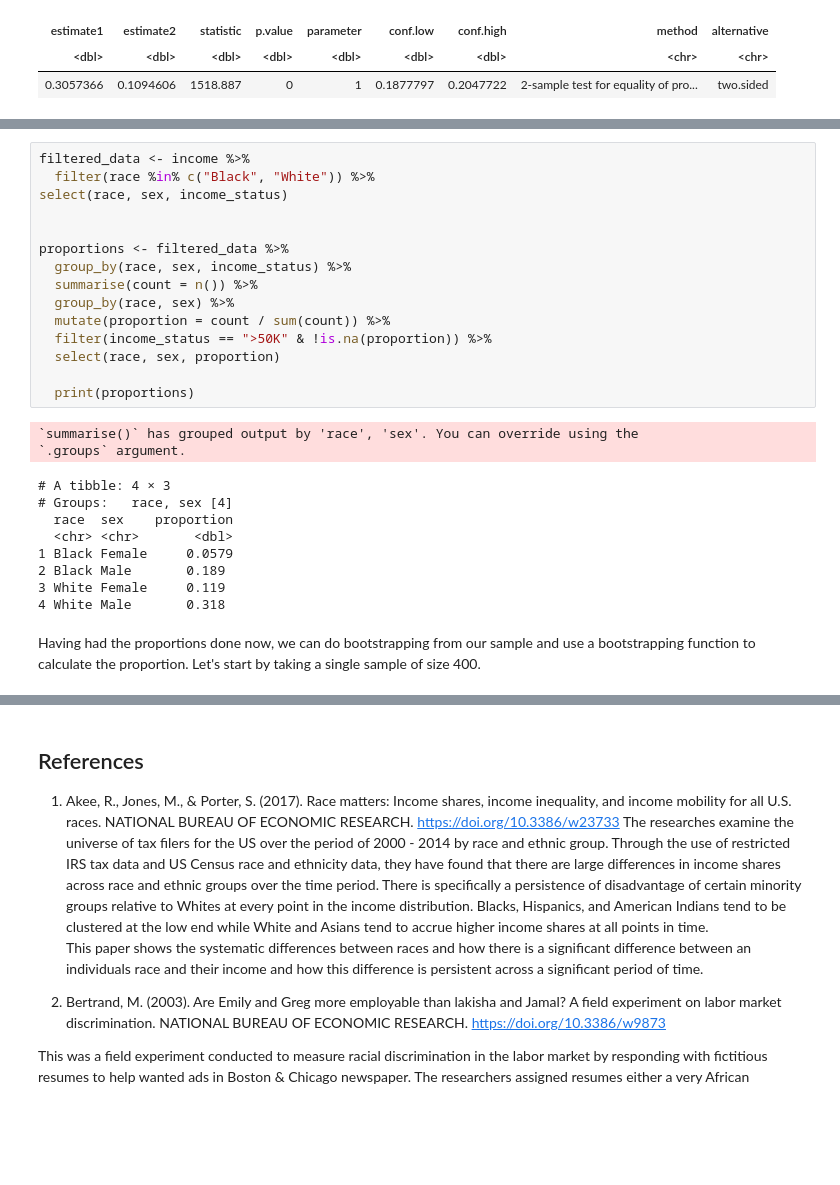
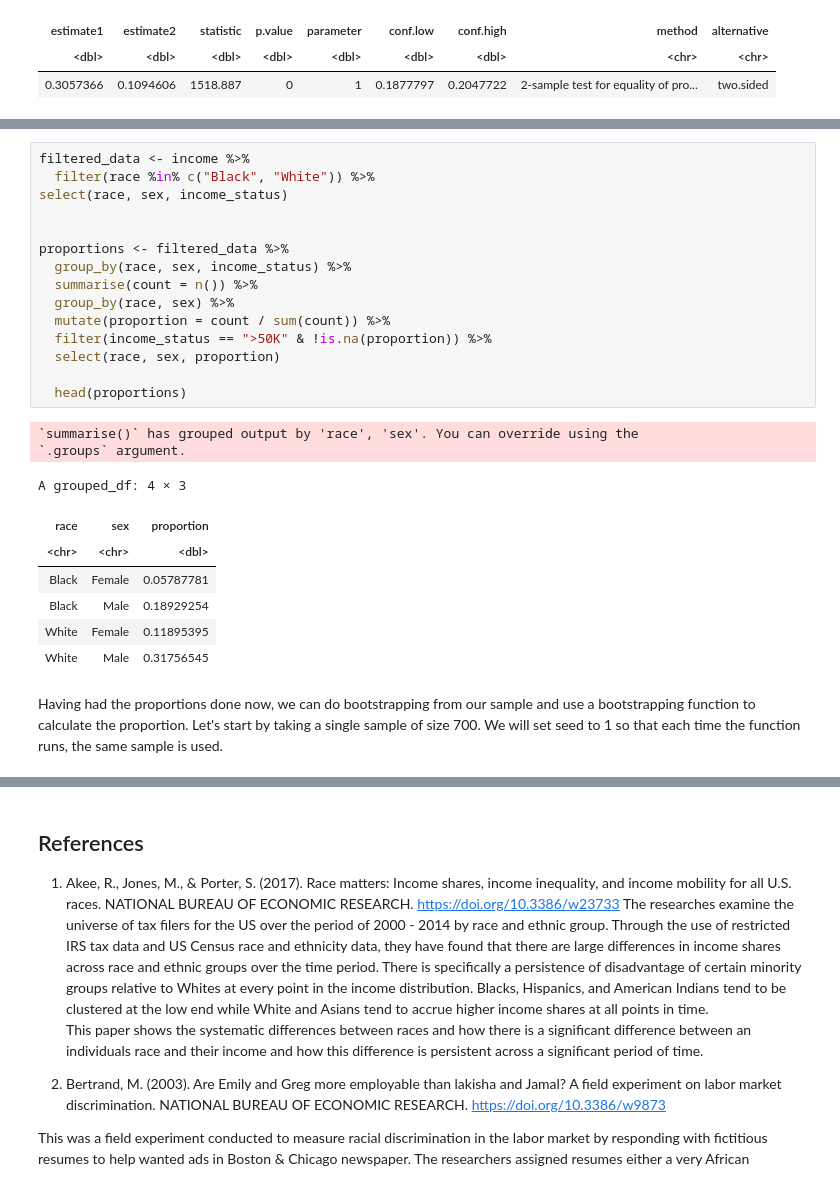
Before and after one commit to Praj-na/stat201-groupproject, a Jupyter notebook: Project-G14.ipynb, the cells around one changed output, grey strips where cells are left out. Drawn from its saved outputs; the diff is of its cells as text; blank space fills up the shorter version.

```diff
--- a/Project-G14.ipynb
+++ b/Project-G14.ipynb
@@ -454,29 +418,28 @@ Conclusion: <p>
 # %%
 filtered_data <- income %>%
   filter(race %in% c("Black", "White")) %>%
 select(race, sex, income_status)
 
 
 proportions <- filtered_data %>%
   group_by(race, sex, income_status) %>%
   summarise(count = n()) %>%
   group_by(race, sex) %>%
   mutate(proportion = count / sum(count)) %>%
   filter(income_status == ">50K" & !is.na(proportion)) %>%
   select(race, sex, proportion)
 
-  print(proportions)
+  head(proportions)
 # %% [output]
 `summarise()` has grouped output by 'race', 'sex'. You can override using the
 `.groups` argument.
-# A tibble: 4 × 3
-# Groups:   race, sex [4]
-  race  sex    proportion
-  <chr> <chr>       <dbl>
-1 Black Female     0.0579
-2 Black Male       0.189
-3 White Female     0.119
-4 White Male       0.318
+A grouped_df: 4 × 3
+| race | sex | proportion |
+| <chr> | <chr> | <dbl> |
+| Black | Female | 0.05787781 |
+| Black | Male | 0.18929254 |
+| White | Female | 0.11895395 |
+| White | Male | 0.31756545 |
 # %% [markdown]
-Having had the proportions done now, we can do bootstrapping from our sample and use a bootstrapping function to calculate the proportion. Let's start by taking a single sample of size 400.
+Having had the proportions done now, we can do bootstrapping from our sample and use a bootstrapping function to calculate the proportion. Let's start by taking a single sample of size 700. We will set seed to 1 so that each time the function runs, the same sample is used.
 # %%
```
Also changed, not shown: parts of 23 cells of this notebook.
